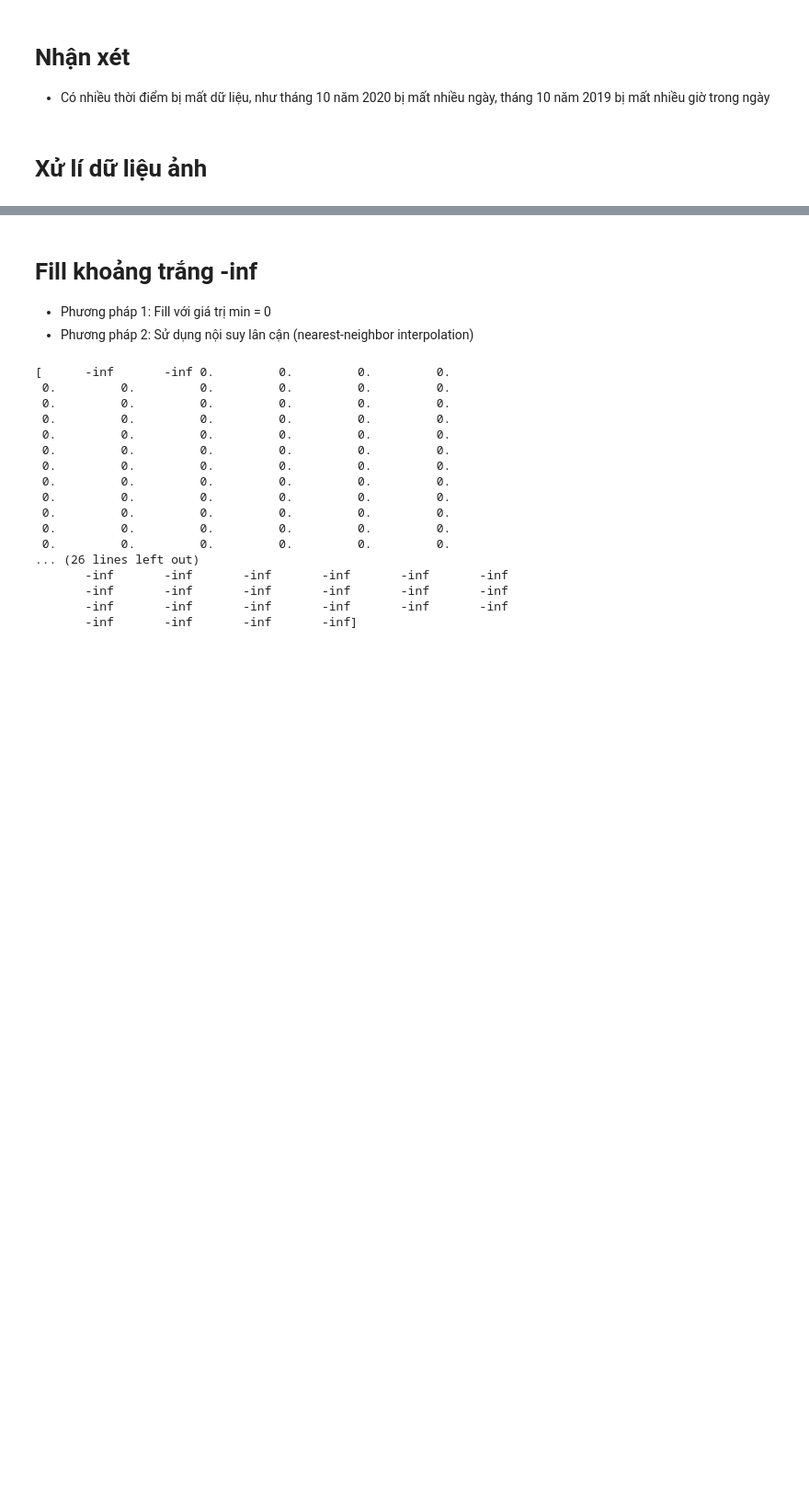
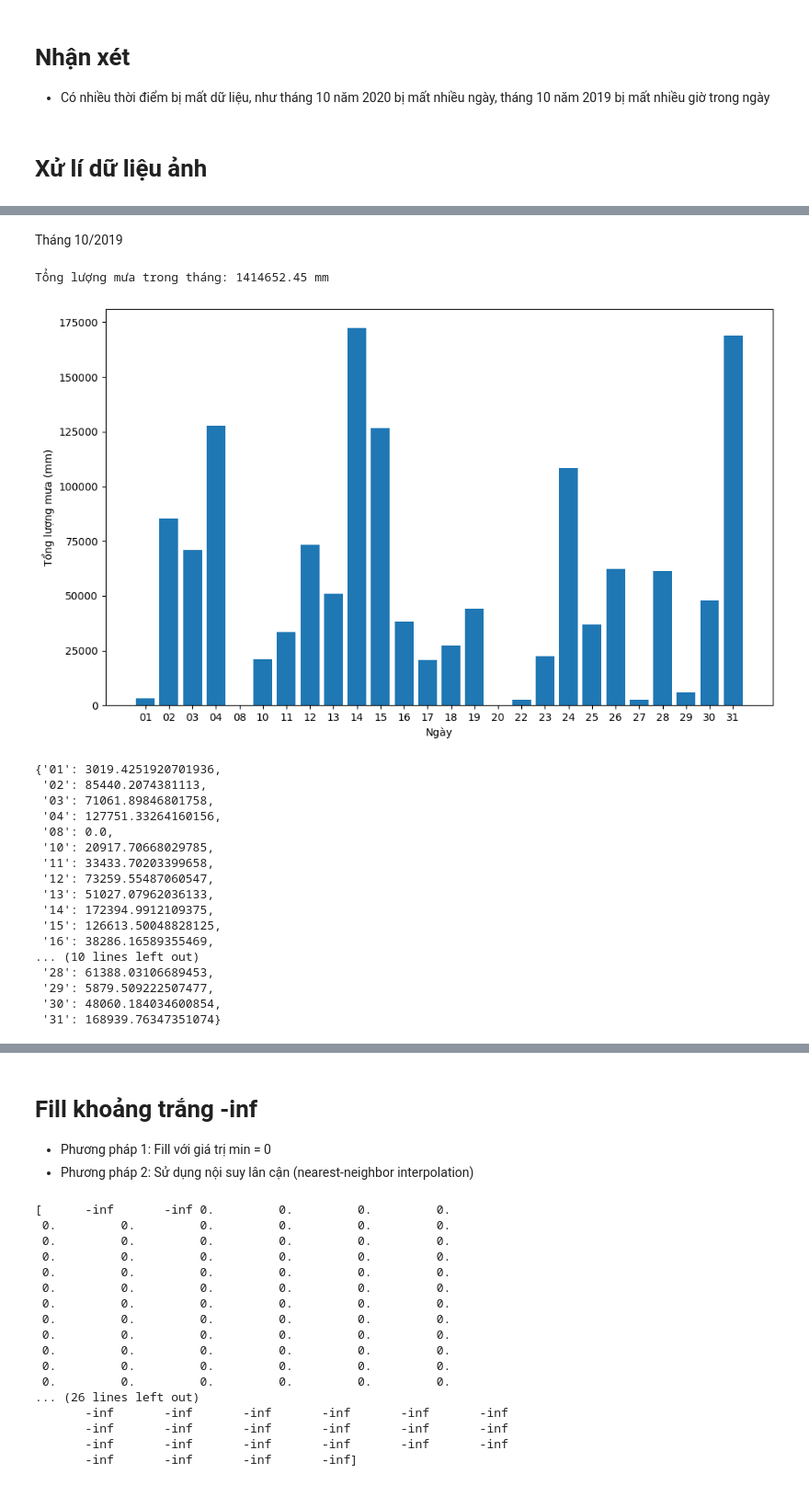
Before and after one commit to kirbytran12324/SmaAt-UNet-UET, a Jupyter notebook: Radar/radar_eda.ipynb, the cells around one changed output, grey strips where cells are left out. Shown at 92% size. Saved outputs shown, nothing was run; the diff lists cells and outputs as text; code cells hidden in the pictures; blank space fills up the shorter version.

```diff
--- a/Radar/radar_eda.ipynb
+++ b/Radar/radar_eda.ipynb
@@ -576,0 +414,26 @@ trắng có giá trị -inf.
+# %% [markdown]
+Tháng 10/2019
+# %%
+tiff_dir = './dataset/2019/10'
+
+calculate_rainfall(tiff_dir)
+# %% [output]
+Tổng lượng mưa trong tháng: 1414652.45 mm
+[figure, added]
+{'01': 3019.4251920701936,
+ '02': 85440.2074381113,
+ '03': 71061.89846801758,
+ '04': 127751.33264160156,
+ '08': 0.0,
+ '10': 20917.70668029785,
+ '11': 33433.70203399658,
+ '12': 73259.55487060547,
+ '13': 51027.07962036133,
+ '14': 172394.9912109375,
+ '15': 126613.50048828125,
+ '16': 38286.16589355469,
+... (10 lines left out)
+ '28': 61388.03106689453,
+ '29': 5879.509222507477,
+ '30': 48060.184034600854,
+ '31': 168939.76347351074}
```
Also changed, not shown: parts of 33 cells of this notebook, 1 other file.
